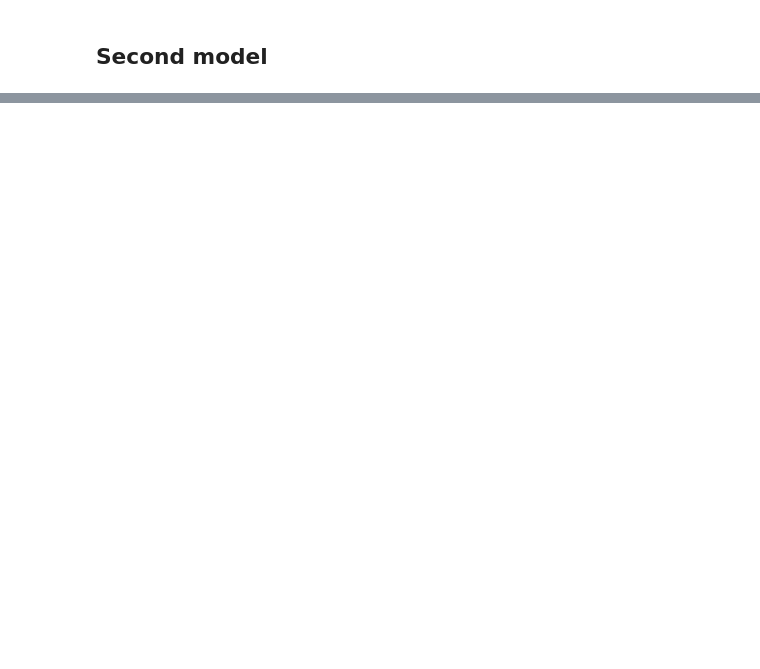
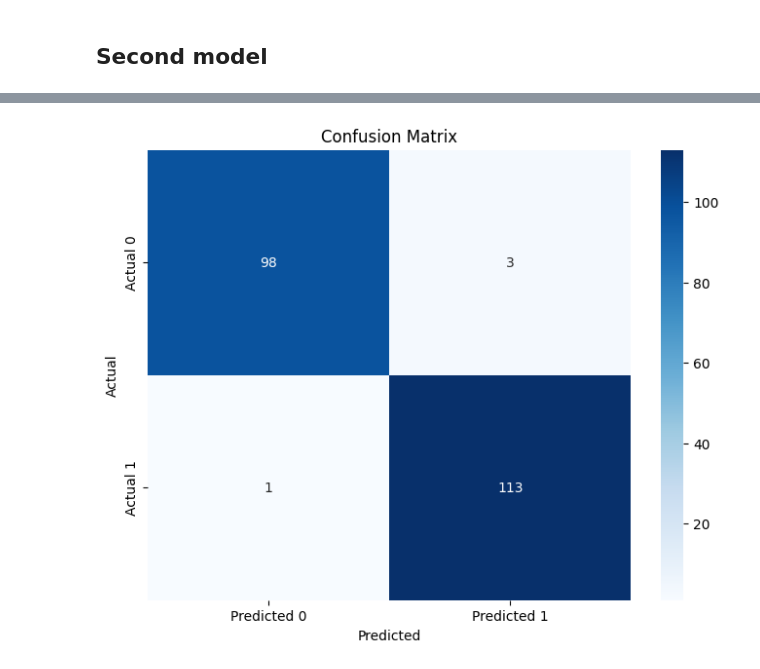
Before and after one commit to ErnestoAragon03/Seminario-Profesional-IA, a Jupyter notebook: Breast_Cancer_Detection_Project.ipynb, the cells around one changed output, grey strips where cells are left out. Drawn from its saved outputs; the diff is of its cells as text; code cells hidden in the pictures; blank space fills up the shorter version.

Commit message:
Modelo Aragon

```diff
--- a/Breast_Cancer_Detection_Project.ipynb
+++ b/Breast_Cancer_Detection_Project.ipynb
@@ -440,0 +513,15 @@ WARNING:tensorflow:5 out of the last 15 calls to <function TensorFlowTrainer.mak
+# %%
+y_pred = thirdModel.predict(X_test)
+y_pred_classes = (y_pred > 0.5).astype(int)
+
+conf_matrix = confusion_matrix(y_test, y_pred_classes)
+
+plt.figure(figsize=(8, 6))
+sns.heatmap(conf_matrix, annot=True, fmt='d', cmap='Blues',
+            xticklabels=['Predicted 0', 'Predicted 1'],
+            yticklabels=['Actual 0', 'Actual 1'])
+plt.xlabel('Predicted')
+plt.ylabel('Actual')
+plt.title('Confusion Matrix')
+plt.show()
+# %% [output]
@@ -440,0 +529 @@ WARNING:tensorflow:5 out of the last 15 calls to <function TensorFlowTrainer.mak
+[figure, added]
```
Also changed, not shown: parts of 16 cells of this notebook.
